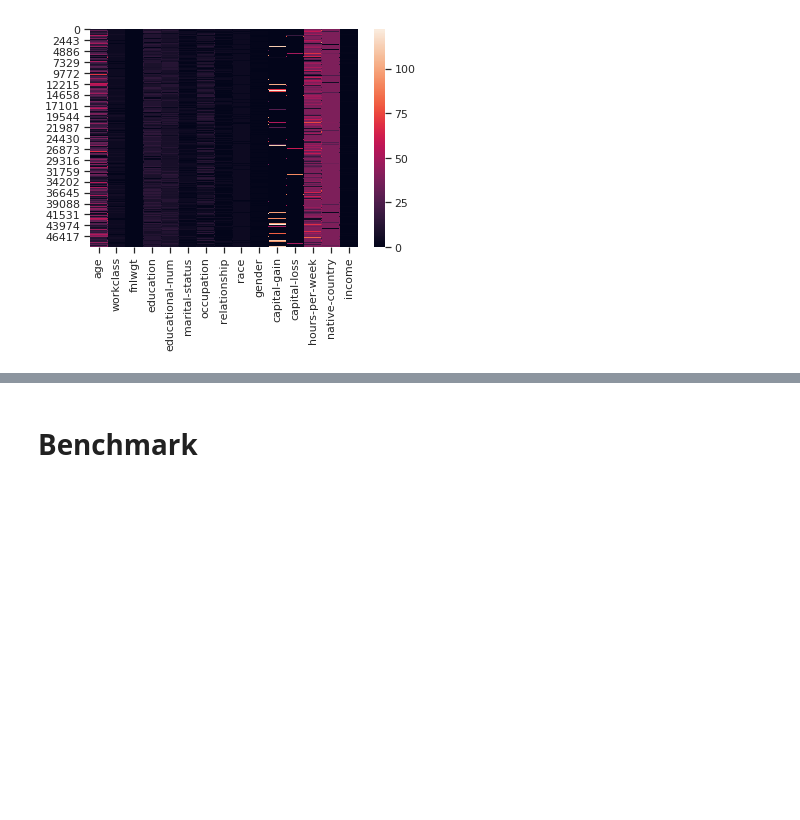
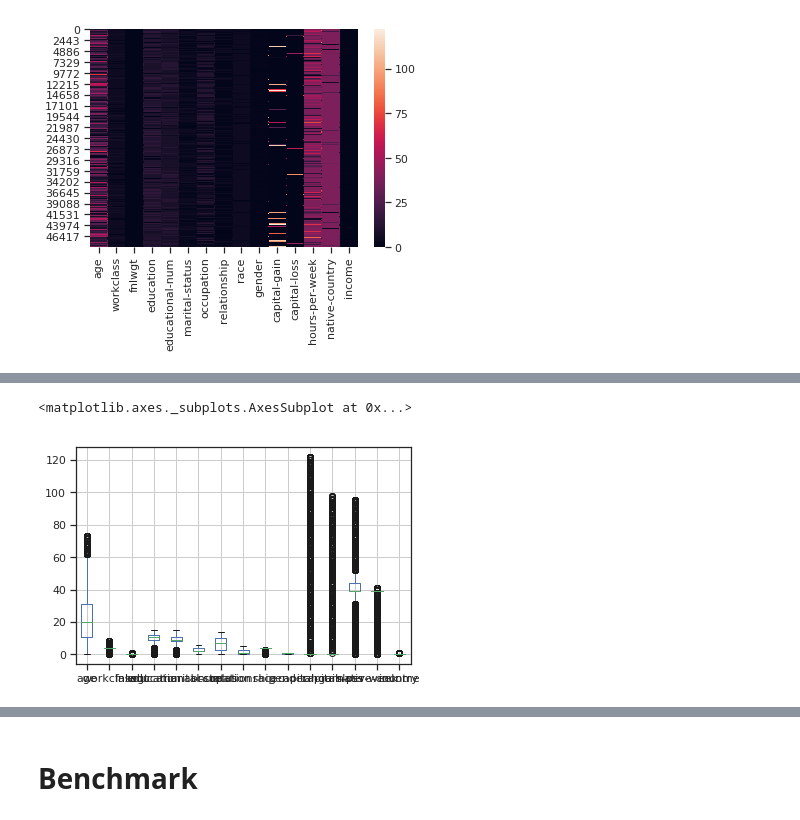
Before and after one commit to Didayolo/autopandas, a Jupyter notebook: AutoData_workspace.ipynb, the cells around one changed output, grey strips where cells are left out. Cells and saved outputs as stored; diff of their text form; code cells hidden in the pictures; blank space fills up the shorter version.

```diff
--- a/AutoData_workspace.ipynb
+++ b/AutoData_workspace.ipynb
@@ -82,3 +90,8 @@ data.get_data('X_test').tsne().plot()
+# %%
+data.boxplot()
+# %% [output]
+<matplotlib.axes._subplots.AxesSubplot at 0x...>
+[figure, added]
 # %%
 data.describe()
 # %% [output]
```
Also changed, not shown: parts of 20 cells of this notebook, 1 other file.
